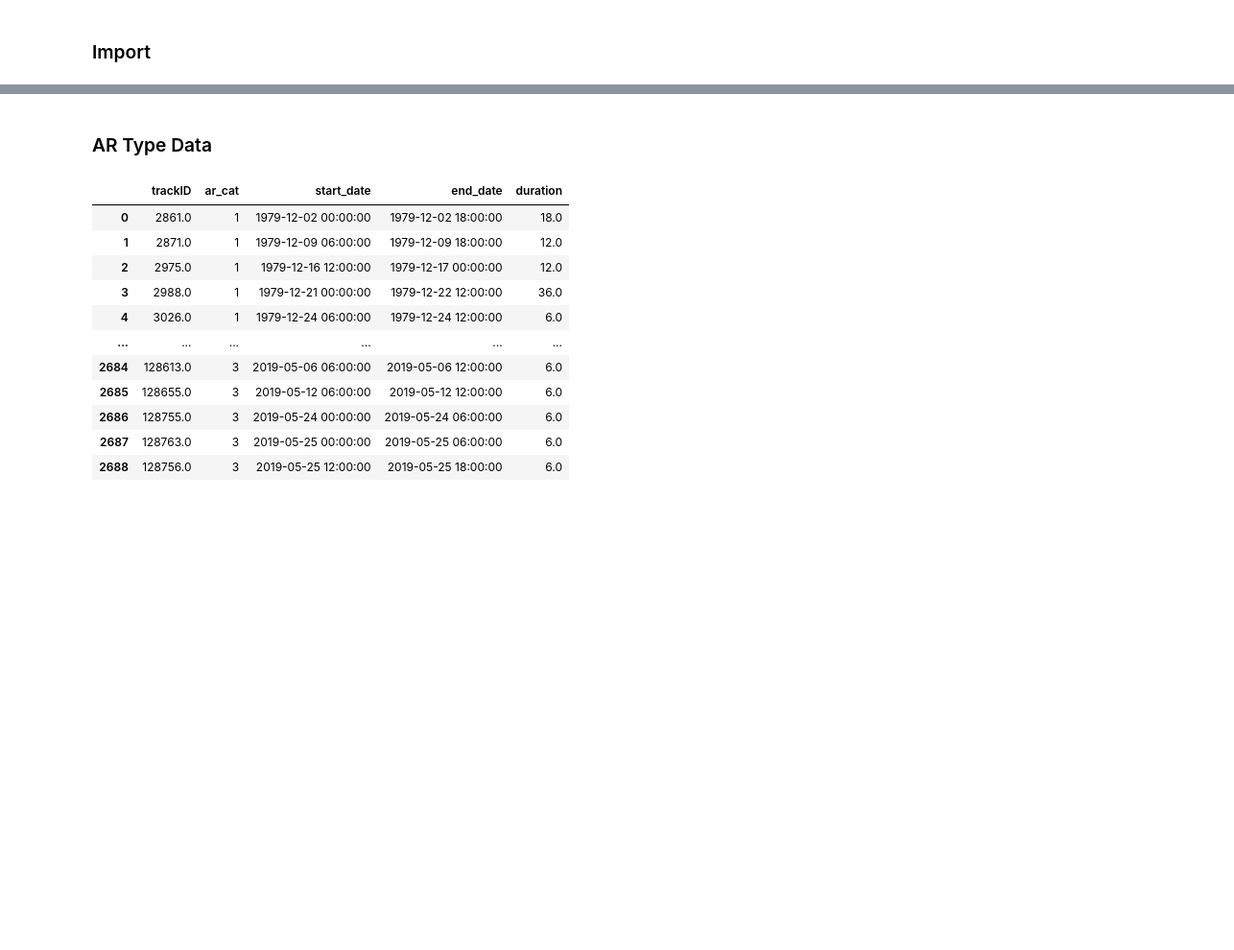
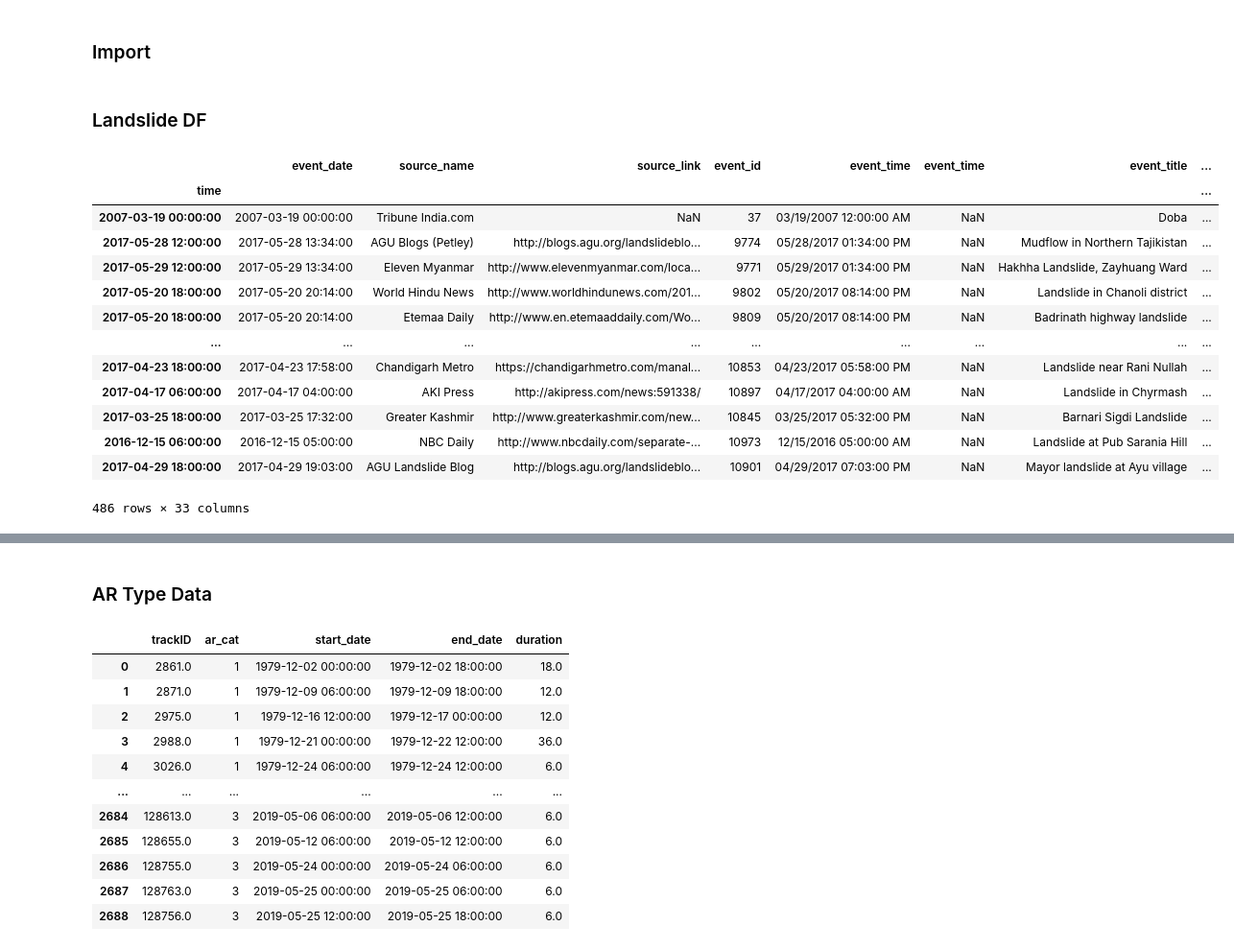
Before and after one commit to dlnash/HMA_AR_freezing_level, a Jupyter notebook: preprocess/generate_df_ivt.ipynb, the cells around one changed output, grey strips where cells are left out. Shown at 96% size. Cells and saved outputs as stored; diff of their text form; code cells hidden in the pictures; blank space fills up the shorter version.

Commit message:
add weird code for gridding landslide data

```diff
--- a/preprocess/generate_df_ivt.ipynb
+++ b/preprocess/generate_df_ivt.ipynb
@@ -22,0 +23,2 @@ path_to_figs = '/home/nash/DATA/repositories/HASIA_ch2_analysis/figs/'      # fi
+# %% [markdown]
+### Landslide DF
@@ -22,0 +36,49 @@ path_to_figs = '/home/nash/DATA/repositories/HASIA_ch2_analysis/figs/'      # fi
+# %%
+fname = path_to_data + 'CH2_generated_data/Global_Landslide_Catalog_Export.csv'
+landslide = pd.read_csv(fname)
+
+# Select lat/lon grid
+lonmin = 65
+lonmax = 100
+latmin = 20
+latmax = 42
+
+## Select Landslides within Southern Asia region
+idx = (landslide.latitude >= latmin) & (landslide.latitude <= latmax) & (landslide.longitude >= lonmin) & (landslide.longitude <= lonmax)
+landslide = landslide.loc[idx]
+# set event time as index
+landslide = landslide.set_index(pd.to_datetime(landslide.event_date))
+# landslide.index = landslide.index.normalize()
+
+# select only landslide dates that are between december and may
+idx = (landslide.index.month >= 12) | (landslide.index.month <= 5)
+landslide = landslide[idx]
+
+# rename and reindex
+landslide = landslide.rename(columns={"latitude": "lat", "longitude": "lon", "event_date": "event_time"})
+landslide = landslide.reset_index()
+
+# round event time to the nearest 6 hours
+landslide['time'] = landslide['event_date'].dt.round('6H')
+landslide = landslide.set_index(pd.to_datetime(landslide.time))
+
+# select only landslide dates that are between december and may
+idx = (landslide.index.month >= 12) | (landslide.index.month <= 5)
+landslide = landslide[idx]
+
+landslide
+# %% [output]
+|  | event_date | source_name | source_link | event_id | event_time | event_time | event_title | ... |
+| time |  |  |  |  |  |  |  | ... |
+| 2007-03-19 00:00:00 | 2007-03-19 00:00:00 | Tribune India.com | NaN | 37 | 03/19/2007 12:00:00 AM | NaN | Doba | ... |
+| 2017-05-28 12:00:00 | 2017-05-28 13:34:00 | AGU Blogs (Petley) | http://blogs.agu.org/landslideblo... | 9774 | 05/28/2017 01:34:00 PM | NaN | Mudflow in Northern Tajikistan | ... |
+| 2017-05-29 12:00:00 | 2017-05-29 13:34:00 | Eleven Myanmar | http://www.elevenmyanmar.com/loca... | 9771 | 05/29/2017 01:34:00 PM | NaN | Hakhha Landslide, Zayhuang Ward | ... |
+| 2017-05-20 18:00:00 | 2017-05-20 20:14:00 | World Hindu News | http://www.worldhindunews.com/201... | 9802 | 05/20/2017 08:14:00 PM | NaN | Landslide in Chanoli district | ... |
+| 2017-05-20 18:00:00 | 2017-05-20 20:14:00 | Etemaa Daily | http://www.en.etemaaddaily.com/Wo... | 9809 | 05/20/2017 08:14:00 PM | NaN | Badrinath highway landslide | ... |
+| ... | ... | ... | ... | ... | ... | ... | ... | ... |
+| 2017-04-23 18:00:00 | 2017-04-23 17:58:00 | Chandigarh Metro | https://chandigarhmetro.com/manal... | 10853 | 04/23/2017 05:58:00 PM | NaN | Landslide near Rani Nullah | ... |
+| 2017-04-17 06:00:00 | 2017-04-17 04:00:00 | AKI Press | http://akipress.com/news:591338/ | 10897 | 04/17/2017 04:00:00 AM | NaN | Landslide in Chyrmash | ... |
+| 2017-03-25 18:00:00 | 2017-03-25 17:32:00 | Greater Kashmir | http://www.greaterkashmir.com/new... | 10845 | 03/25/2017 05:32:00 PM | NaN | Barnari Sigdi Landslide | ... |
+| 2016-12-15 06:00:00 | 2016-12-15 05:00:00 | NBC Daily | http://www.nbcdaily.com/separate-... | 10973 | 12/15/2016 05:00:00 AM | NaN | Landslide at Pub Sarania Hill | ... |
+| 2017-04-29 18:00:00 | 2017-04-29 19:03:00 | AGU Landslide Blog | http://blogs.agu.org/landslideblo... | 10901 | 04/29/2017 07:03:00 PM | NaN | Mayor landslide at Ayu village | ... |
+486 rows × 33 columns
```
Also changed, not shown: parts of 17 cells of this notebook, 2 other files.
